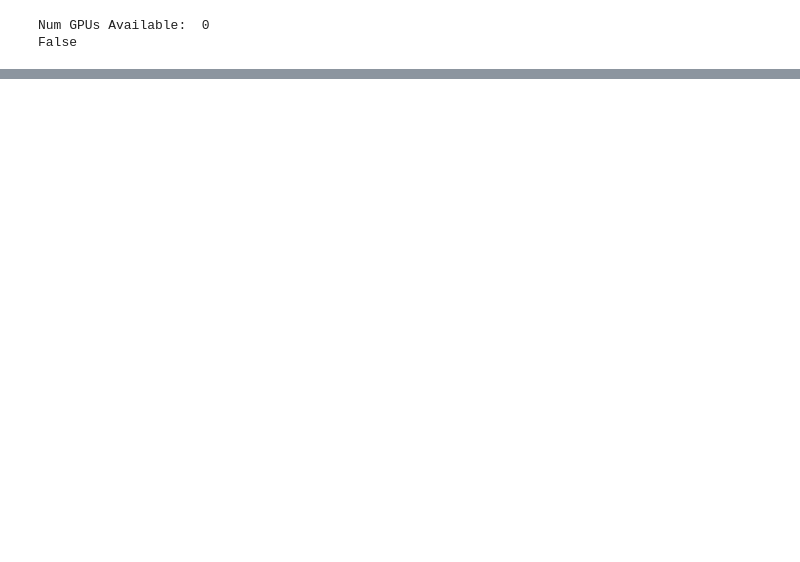
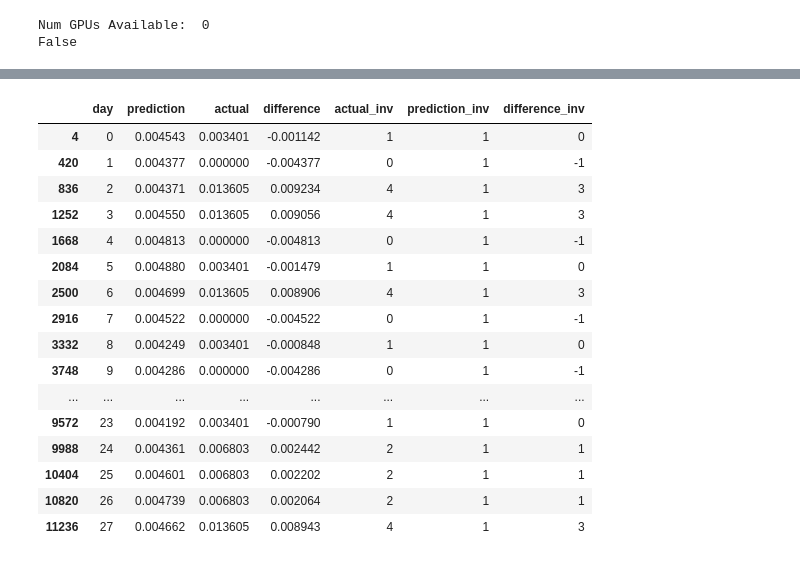
Before and after one commit to matthiasf1/Kaggle_M5PointPrediction, a Jupyter notebook: src/Final_Model_V3_group_items.ipynb, the cells around one changed output, grey strips where cells are left out. Drawn from its saved outputs; the diff is of its cells as text; code cells hidden in the pictures; blank space fills up the shorter version.

Commit message:
Created ml pipeline

```diff
--- a/src/Final_Model_V3_group_items.ipynb
+++ b/src/Final_Model_V3_group_items.ipynb
@@ -183,5 +248,0 @@ def rmse(y_true, y_pred):
-# %%
-# Model parameters
-epochs = 5
-batch_size = 1
-lr = 0.01
@@ -318,0 +369,28 @@ del df_val
+# %%
+# Model parameters
+epochs = 4
+batch_size = 1
+lr = 0.001 #lr = 0.0001
+clipvalue = 0.5
+
+# Model compile parameters
+loss = rmse
+optimizer = Adam(learning_rate=lr, clipvalue=clipvalue)
+metrics = tf.keras.metrics.MeanAbsoluteError()
+# %%
+# Neu: Architecture to setup when predicting single day steps ahead and not using the repeat vector
+def create_lstm_model(input_shape, num_block_items):
+   model = Sequential([
+      LSTM(units=100, activation='tanh', return_sequences=True, recurrent_dropout=0.1, input_shape=input_shape),
+      # Dropout(0.2),
+      LSTM(units=60,  activation='tanh', return_sequences=False, recurrent_dropout=0.1),
+      # Dropout(0.2),
+      Dense(units=num_block_items), # activation='relu', 'softmax; Final Dense layer for output
+      Reshape((num_block_items,1))]) # Reshape the output to be (number of items)
+
+   model.compile(optimizer=optimizer, loss=loss, metrics=metrics)
+
+   # For tracking purposes: check the models parameters
+   # model.summary()
+
+   return model
@@ -318,0 +444,2 @@ del df_val
+# %%
+forecast_df = lstm_pipeline()
@@ -318,0 +457,24 @@ del df_val
+# %%
+# Test output
+# forecast_df.head(30)
+# every 5h row
+forecast_df.iloc[4::416,]
+#how many rows with day = 0
+# %% [output]
+|  | day | prediction | actual | difference | actual_inv | prediction_inv | difference_inv |
+| 4 | 0 | 0.004543 | 0.003401 | -0.001142 | 1 | 1 | 0 |
+| 420 | 1 | 0.004377 | 0.000000 | -0.004377 | 0 | 1 | -1 |
+| 836 | 2 | 0.004371 | 0.013605 | 0.009234 | 4 | 1 | 3 |
+| 1252 | 3 | 0.004550 | 0.013605 | 0.009056 | 4 | 1 | 3 |
+| 1668 | 4 | 0.004813 | 0.000000 | -0.004813 | 0 | 1 | -1 |
+| 2084 | 5 | 0.004880 | 0.003401 | -0.001479 | 1 | 1 | 0 |
+| 2500 | 6 | 0.004699 | 0.013605 | 0.008906 | 4 | 1 | 3 |
+| 2916 | 7 | 0.004522 | 0.000000 | -0.004522 | 0 | 1 | -1 |
+| 3332 | 8 | 0.004249 | 0.003401 | -0.000848 | 1 | 1 | 0 |
+| 3748 | 9 | 0.004286 | 0.000000 | -0.004286 | 0 | 1 | -1 |
+| ... | ... | ... | ... | ... | ... | ... | ... |
+| 9572 | 23 | 0.004192 | 0.003401 | -0.000790 | 1 | 1 | 0 |
+| 9988 | 24 | 0.004361 | 0.006803 | 0.002442 | 2 | 1 | 1 |
+| 10404 | 25 | 0.004601 | 0.006803 | 0.002202 | 2 | 1 | 1 |
+| 10820 | 26 | 0.004739 | 0.006803 | 0.002064 | 2 | 1 | 1 |
+| 11236 | 27 | 0.004662 | 0.013605 | 0.008943 | 4 | 1 | 3 |
```
Also changed, not shown: parts of 44 cells of this notebook, 2 other files.
